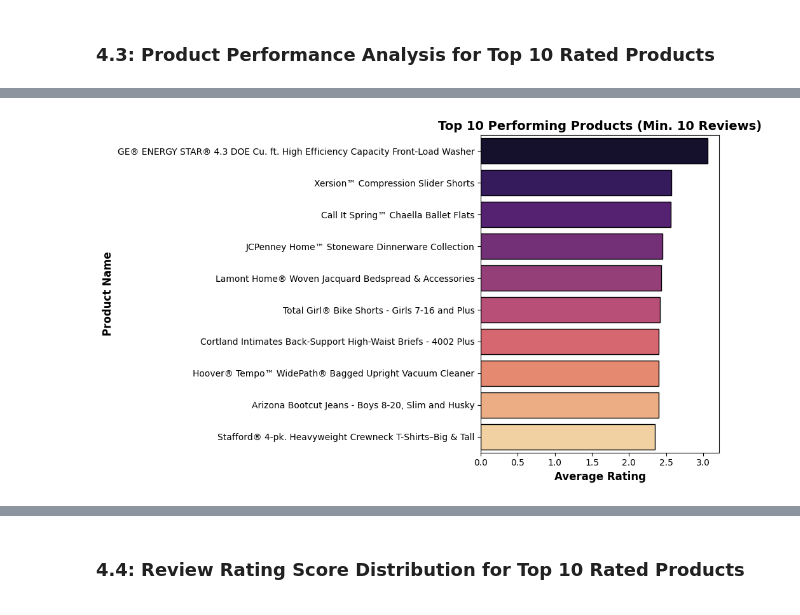
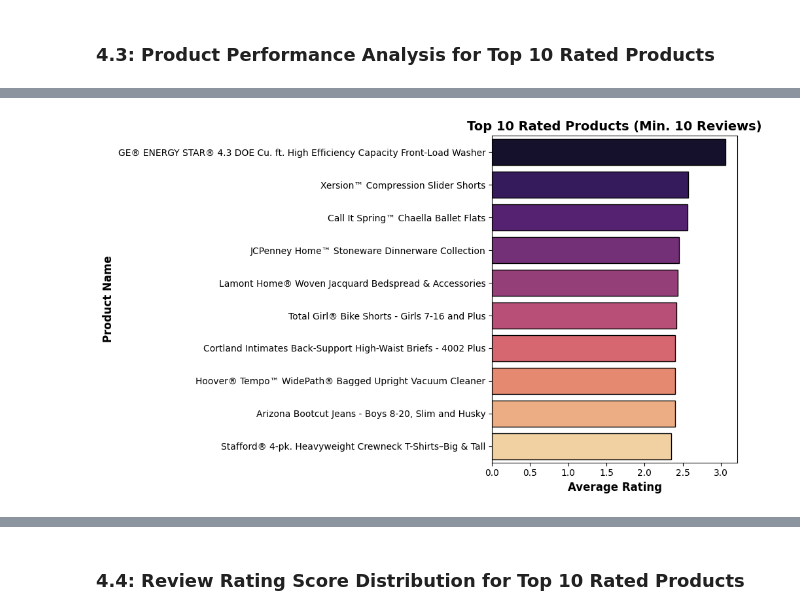
Before and after one commit to Fieldmarshall31/3531342_BD2, a Jupyter notebook: 3531342_BD2.ipynb, the cells around one changed output, grey strips where cells are left out. Cells and saved outputs as stored; diff of their text form; code cells hidden in the pictures.

```diff
--- a/3531342_BD2.ipynb
+++ b/3531342_BD2.ipynb
@@ -466,22 +468,22 @@ top_10_products.head(10)
 # %%
 # horizontal bar chart showing
 # the top 10 highest-rated products based on average score
 plt.figure(figsize=(10,6))
 
 sns.barplot(
     x='average_score',
     y='name',
     data=top_10_products,
     edgecolor='black',
     hue='name',
     palette='magma'
 )
 
-plt.title("Top 10 Performing Products (Min. 10 Reviews)", fontsize=14, weight= "bold")
+plt.title("Top 10 Rated Products (Min. 10 Reviews)", fontsize=14, weight= "bold")
 plt.xlabel("Average Rating", fontsize=12, weight= "bold")
 plt.ylabel("Product Name", fontsize=12, weight= "bold")
 
 plt.tight_layout()
 plt.show()
 # %% [output]
-[figure, old version]
+[figure, new version]
```
Also changed, not shown: parts of 39 cells of this notebook.
